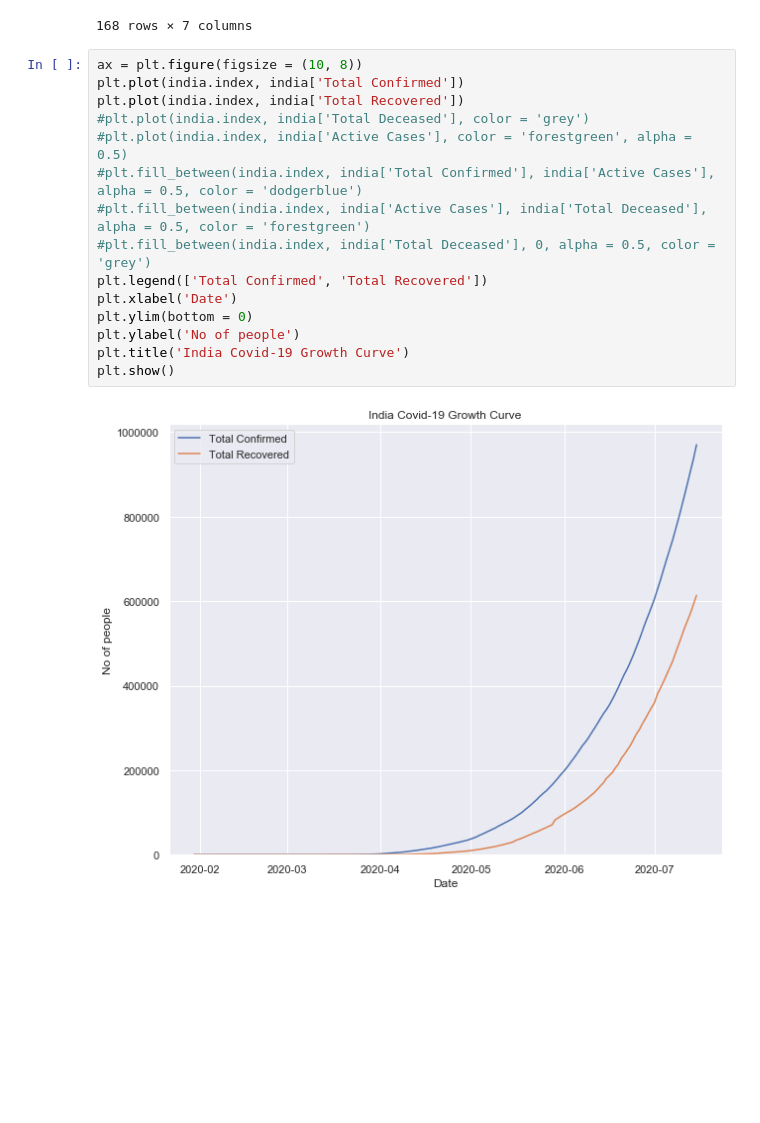
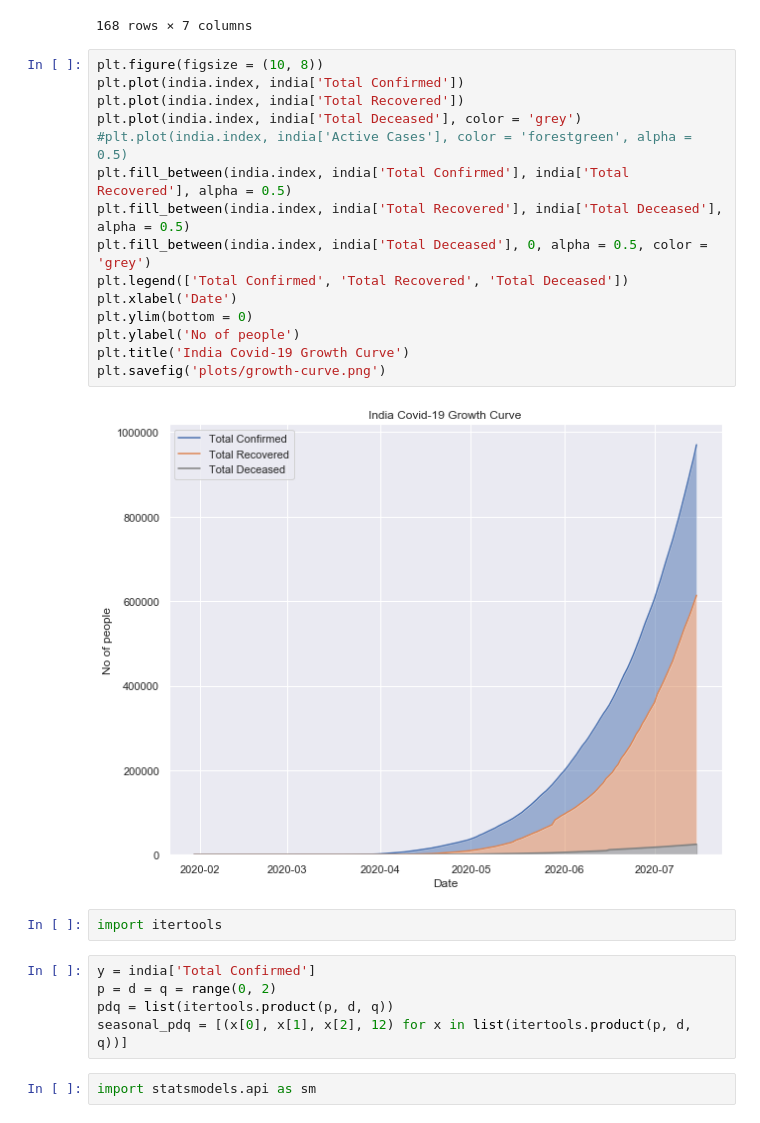
Before and after one commit to OLeoghain/India-Covid19, a Jupyter notebook: visualization.ipynb, the cells around one changed output. Drawn from its saved outputs; the diff is of its cells as text; blank space fills up the shorter version.

```diff
--- a/visualization.ipynb
+++ b/visualization.ipynb
@@ -26,19 +26,28 @@ india
 | 2020-07-15 | 32607 | 970174 | 20646 | 613736 | 614 | 24931 | ... |
 168 rows × 7 columns
 # %%
-ax = plt.figure(figsize = (10, 8))
+plt.figure(figsize = (10, 8))
 plt.plot(india.index, india['Total Confirmed'])
 plt.plot(india.index, india['Total Recovered'])
-#plt.plot(india.index, india['Total Deceased'], color = 'grey')
+plt.plot(india.index, india['Total Deceased'], color = 'grey')
 #plt.plot(india.index, india['Active Cases'], color = 'forestgreen', alpha = 0.5)
-#plt.fill_between(india.index, india['Total Confirmed'], india['Active Cases'], alpha = 0.5, color = 'dodgerblue')
-#plt.fill_between(india.index, india['Active Cases'], india['Total Deceased'], alpha = 0.5, color = 'forestgreen')
-#plt.fill_between(india.index, india['Total Deceased'], 0, alpha = 0.5, color = 'grey')
-plt.legend(['Total Confirmed', 'Total Recovered'])
+plt.fill_between(india.index, india['Total Confirmed'], india['Total Recovered'], alpha = 0.5)
+plt.fill_between(india.index, india['Total Recovered'], india['Total Deceased'], alpha = 0.5)
+plt.fill_between(india.index, india['Total Deceased'], 0, alpha = 0.5, color = 'grey')
+plt.legend(['Total Confirmed', 'Total Recovered', 'Total Deceased'])
 plt.xlabel('Date')
 plt.ylim(bottom = 0)
 plt.ylabel('No of people')
 plt.title('India Covid-19 Growth Curve')
-plt.show()
+plt.savefig('plots/growth-curve.png')
 # %% [output]
-[figure, old version]
+[figure, new version]
+# %%
+import itertools
+# %%
+y = india['Total Confirmed']
+p = d = q = range(0, 2)
+pdq = list(itertools.product(p, d, q))
+seasonal_pdq = [(x[0], x[1], x[2], 12) for x in list(itertools.product(p, d, q))]
+# %%
+import statsmodels.api as sm
```
Also changed, not shown: parts of 2 cells of this notebook, 5 other files.
